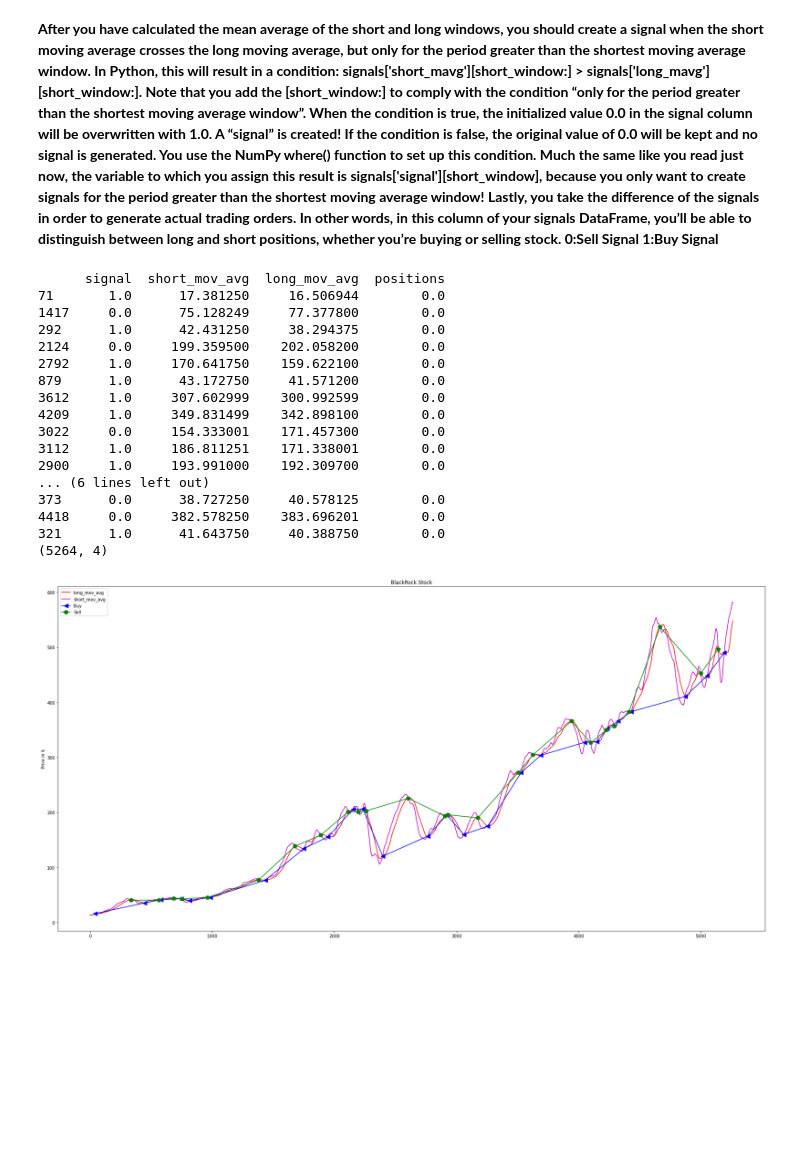
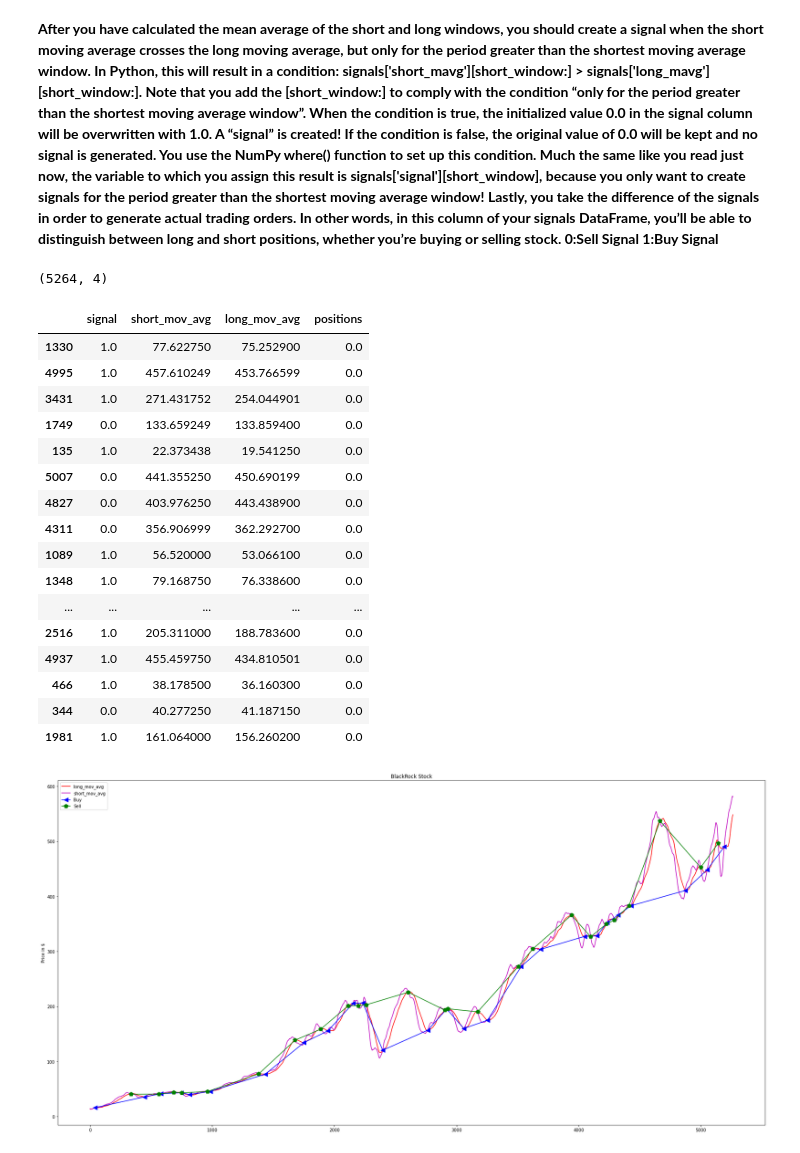
Before and after one commit to DataCrusade1999/Quantitative-Analytics, a Jupyter notebook: Quantitative_Analytics.ipynb, the cells around one changed output. Cells and saved outputs as stored; diff of their text form; code cells hidden in the pictures; blank space fills up the shorter version.

```diff
--- a/Quantitative_Analytics.ipynb
+++ b/Quantitative_Analytics.ipynb
@@ -466,32 +458,33 @@ Lastly, you take the difference of the signals in order to generate actual tradi
 # %%
 Short_Window=40
 Long_Window=100
 signals=pd.DataFrame(index=BLK.index)
 signals['signal']=0.0
 signals['short_mov_avg']=BLK['Close'].rolling(window=Short_Window,min_periods=1,center=False).mean()
 signals['long_mov_avg']=BLK['Close'].rolling(window=Long_Window,min_periods=1,center=False).mean()
 signals['signal'][Short_Window:]=np.where(signals['short_mov_avg'][Short_Window:]>signals['long_mov_avg'][Short_Window:],1.0,0.0)
 signals['positions']=signals['signal'].diff()
-print(signals.sample(20))
 print(signals.shape)
+signals.sample(20)
 # %% [output]
-      signal  short_mov_avg  long_mov_avg  positions
-71       1.0      17.381250     16.506944        0.0
-1417     0.0      75.128249     77.377800        0.0
-292      1.0      42.431250     38.294375        0.0
-2124     0.0     199.359500    202.058200        0.0
-2792     1.0     170.641750    159.622100        0.0
-879      1.0      43.172750     41.571200        0.0
-3612     1.0     307.602999    300.992599        0.0
-4209     1.0     349.831499    342.898100        0.0
-3022     0.0     154.333001    171.457300        0.0
-3112     1.0     186.811251    171.338001        0.0
-2900     1.0     193.991000    192.309700        0.0
-... (6 lines left out)
-373      0.0      38.727250     40.578125        0.0
-4418     0.0     382.578250    383.696201        0.0
-321      1.0      41.643750     40.388750        0.0
 (5264, 4)
+|  | signal | short_mov_avg | long_mov_avg | positions |
+| 1330 | 1.0 | 77.622750 | 75.252900 | 0.0 |
+| 4995 | 1.0 | 457.610249 | 453.766599 | 0.0 |
+| 3431 | 1.0 | 271.431752 | 254.044901 | 0.0 |
+| 1749 | 0.0 | 133.659249 | 133.859400 | 0.0 |
+| 135 | 1.0 | 22.373438 | 19.541250 | 0.0 |
+| 5007 | 0.0 | 441.355250 | 450.690199 | 0.0 |
+| 4827 | 0.0 | 403.976250 | 443.438900 | 0.0 |
+| 4311 | 0.0 | 356.906999 | 362.292700 | 0.0 |
+| 1089 | 1.0 | 56.520000 | 53.066100 | 0.0 |
+| 1348 | 1.0 | 79.168750 | 76.338600 | 0.0 |
+| ... | ... | ... | ... | ... |
+| 2516 | 1.0 | 205.311000 | 188.783600 | 0.0 |
+| 4937 | 1.0 | 455.459750 | 434.810501 | 0.0 |
+| 466 | 1.0 | 38.178500 | 36.160300 | 0.0 |
+| 344 | 0.0 | 40.277250 | 41.187150 | 0.0 |
+| 1981 | 1.0 | 161.064000 | 156.260200 | 0.0 |
 # %%
 signals['long_mov_avg'].plot(color='r',figsize=(30,15))
 signals['short_mov_avg'].plot(color='m',figsize=(30,15))
```
Also changed, not shown: parts of 24 cells of this notebook.
